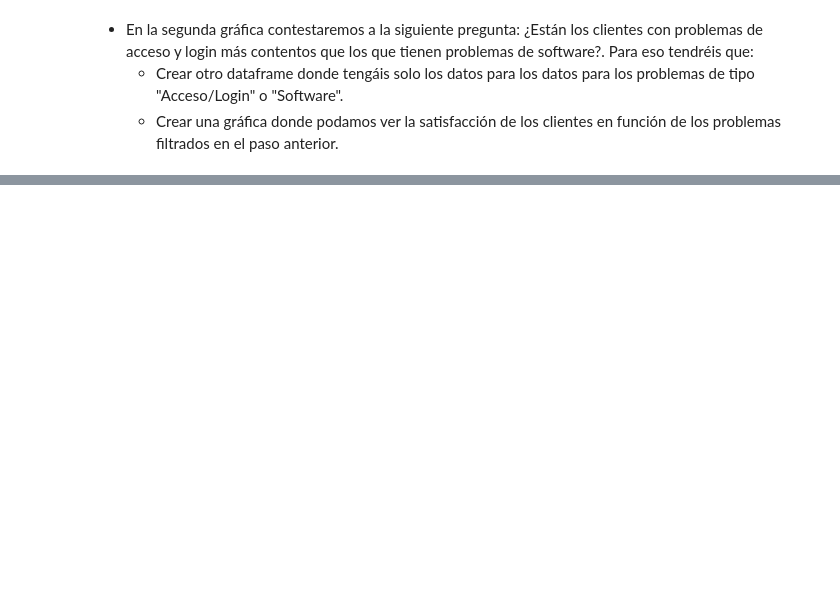
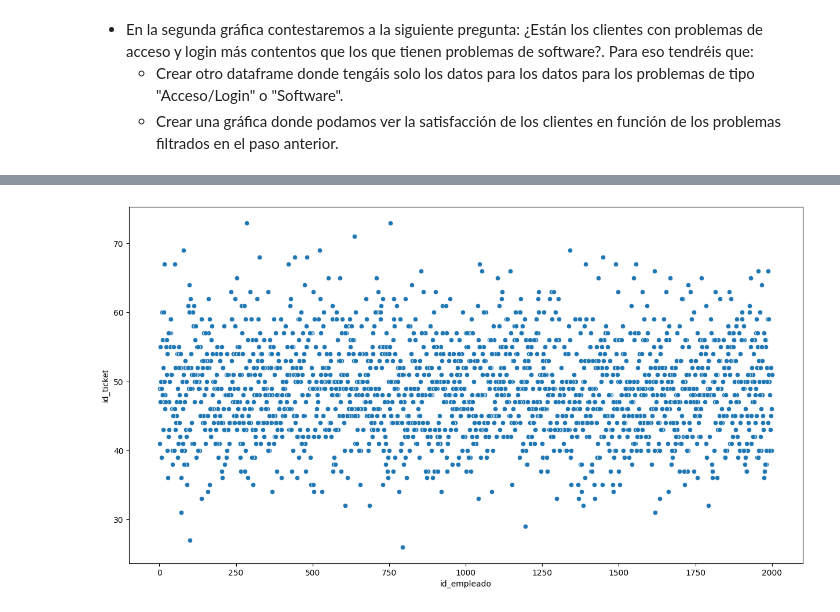
Before and after one commit to Adalab/promo-d-da-modulo2-sprint2-jacqueline-laura-lidya, a Jupyter notebook: eda/eda-leccion3-graficas-pair.ipynb, the cells around one changed output, grey strips where cells are left out. Saved outputs shown, nothing was run; the diff lists cells and outputs as text; code cells hidden in the pictures; blank space fills up the shorter version.

```diff
--- a/eda/eda-leccion3-graficas-pair.ipynb
+++ b/eda/eda-leccion3-graficas-pair.ipynb
@@ -46,0 +90,4 @@ pd.options.display.max_columns = None
+# %%
+df_empleados= df_empleados.sort_values(by= 'id_ticket', ascending=False)
+
+df_empleados
@@ -46,0 +108,8 @@ pd.options.display.max_columns = None
+# %%
+
+
+sns.scatterplot(x= "id_empleado", y= "id_ticket", data = df_empleados)
+
+plt.show();
+# %% [output]
+[figure, added]
```
Also changed, not shown: parts of 14 cells of this notebook, 1 other file.
